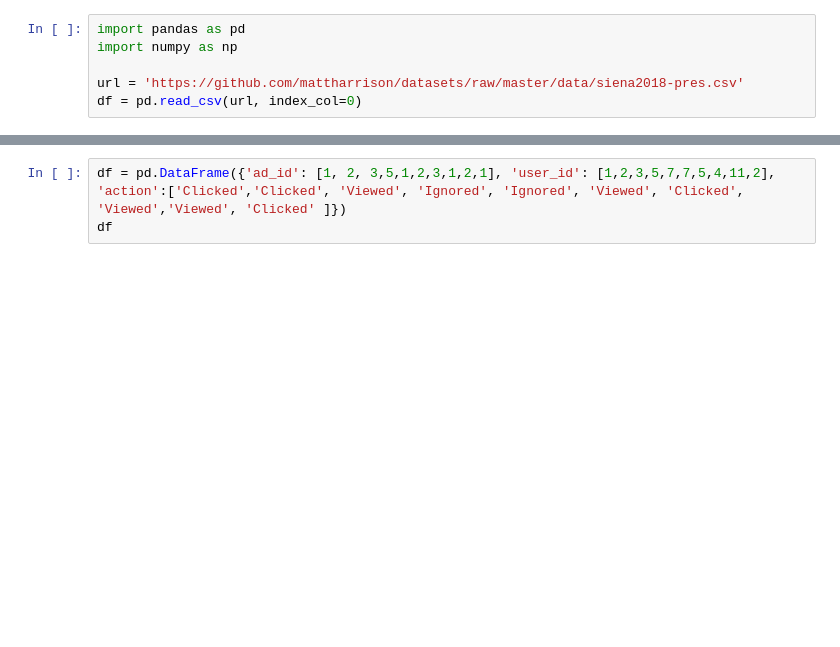
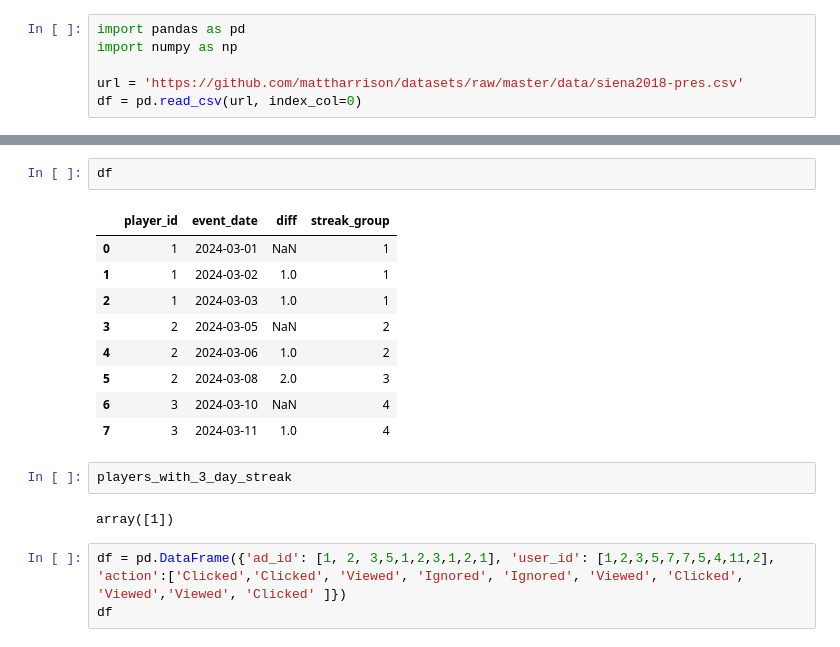
Before and after one commit to stevechengnyc/effective-pandas, a Jupyter notebook: 22-dealing-with-missing-and-duplicated-data.ipynb, the cells around one changed output, grey strips where cells are left out. Saved outputs shown, nothing was run; the diff lists cells and outputs as text; blank space fills up the shorter version.

```diff
--- a/22-dealing-with-missing-and-duplicated-data.ipynb
+++ b/22-dealing-with-missing-and-duplicated-data.ipynb
@@ -9,3 +191,19 @@ df = pd.read_csv(url, index_col=0)
+# %%
+df
+# %% [output]
+|  | player_id | event_date | diff | streak_group |
+| 0 | 1 | 2024-03-01 | NaN | 1 |
+| 1 | 1 | 2024-03-02 | 1.0 | 1 |
+| 2 | 1 | 2024-03-03 | 1.0 | 1 |
+| 3 | 2 | 2024-03-05 | NaN | 2 |
+| 4 | 2 | 2024-03-06 | 1.0 | 2 |
+| 5 | 2 | 2024-03-08 | 2.0 | 3 |
+| 6 | 3 | 2024-03-10 | NaN | 4 |
+| 7 | 3 | 2024-03-11 | 1.0 | 4 |
+# %%
+players_with_3_day_streak
+# %% [output]
+array([1])
 # %%
 df = pd.DataFrame({'ad_id': [1, 2, 3,5,1,2,3,1,2,1], 'user_id': [1,2,3,5,7,7,5,4,11,2], 'action':['Clicked','Clicked', 'Viewed', 'Ignored', 'Ignored', 'Viewed', 'Clicked', 'Viewed','Viewed', 'Clicked' ]})
 df
```
Also changed, not shown: parts of 17 cells of this notebook.
